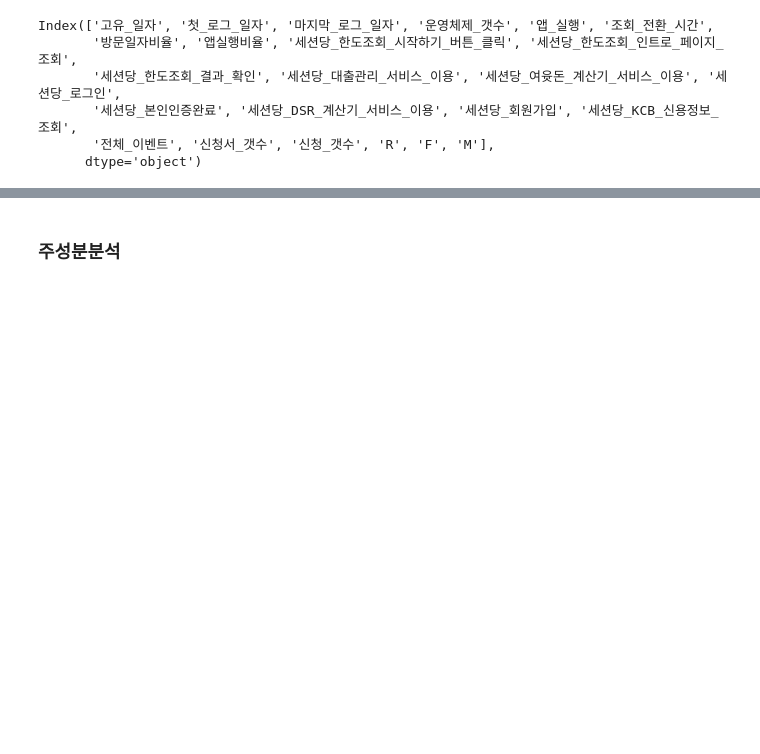
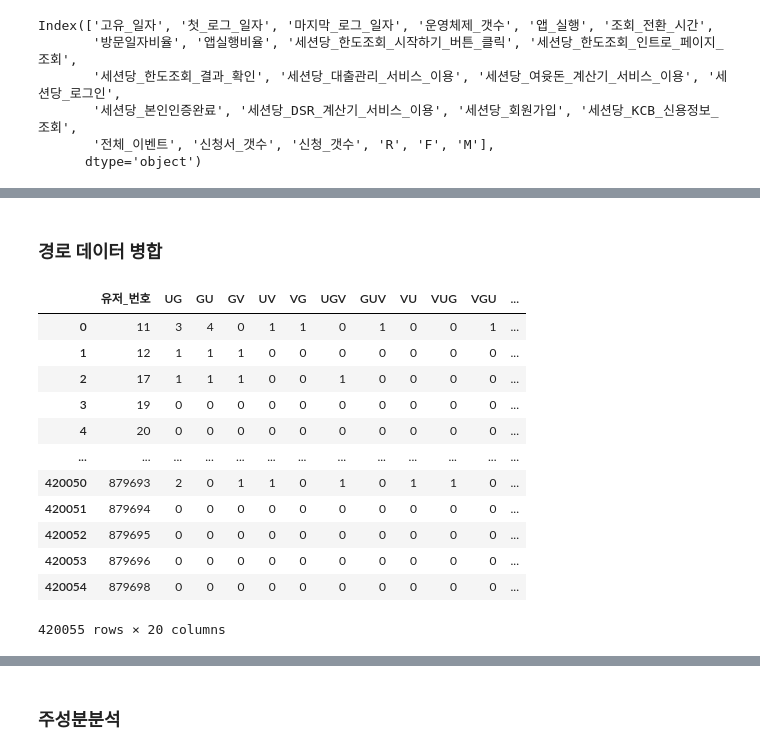
Before and after one commit to NayeonKeum/BigContest2022, a Jupyter notebook: code/Cluster_Analysis_.ipynb, the cells around one changed output, grey strips where cells are left out. Saved outputs shown, nothing was run; the diff lists cells and outputs as text; code cells hidden in the pictures; blank space fills up the shorter version.

```diff
--- a/code/Cluster_Analysis_.ipynb
+++ b/code/Cluster_Analysis_.ipynb
@@ -822,0 +1068,20 @@ Index(['고유_일자', '첫_로그_일자', '마지막_로그_일자', '운영
+# %% [markdown]
+### 경로 데이터 병합
+# %%
+route_data = pd.read_csv("extra_data_add_route_.csv", index_col = 0)
+route_df = route_data.drop(route_data.iloc[:,1:26], axis=1)
+route_df
+# %% [output]
+|  | 유저_번호 | UG | GU | GV | UV | VG | UGV | GUV | VU | VUG | VGU | ... |
+| 0 | 11 | 3 | 4 | 0 | 1 | 1 | 0 | 1 | 0 | 0 | 1 | ... |
+| 1 | 12 | 1 | 1 | 1 | 0 | 0 | 0 | 0 | 0 | 0 | 0 | ... |
+| 2 | 17 | 1 | 1 | 1 | 0 | 0 | 1 | 0 | 0 | 0 | 0 | ... |
+| 3 | 19 | 0 | 0 | 0 | 0 | 0 | 0 | 0 | 0 | 0 | 0 | ... |
+| 4 | 20 | 0 | 0 | 0 | 0 | 0 | 0 | 0 | 0 | 0 | 0 | ... |
+| ... | ... | ... | ... | ... | ... | ... | ... | ... | ... | ... | ... | ... |
+| 420050 | 879693 | 2 | 0 | 1 | 1 | 0 | 1 | 0 | 1 | 1 | 0 | ... |
+| 420051 | 879694 | 0 | 0 | 0 | 0 | 0 | 0 | 0 | 0 | 0 | 0 | ... |
+| 420052 | 879695 | 0 | 0 | 0 | 0 | 0 | 0 | 0 | 0 | 0 | 0 | ... |
+| 420053 | 879696 | 0 | 0 | 0 | 0 | 0 | 0 | 0 | 0 | 0 | 0 | ... |
+| 420054 | 879698 | 0 | 0 | 0 | 0 | 0 | 0 | 0 | 0 | 0 | 0 | ... |
+420055 rows × 20 columns
```
Also changed, not shown: parts of 47 cells of this notebook.
